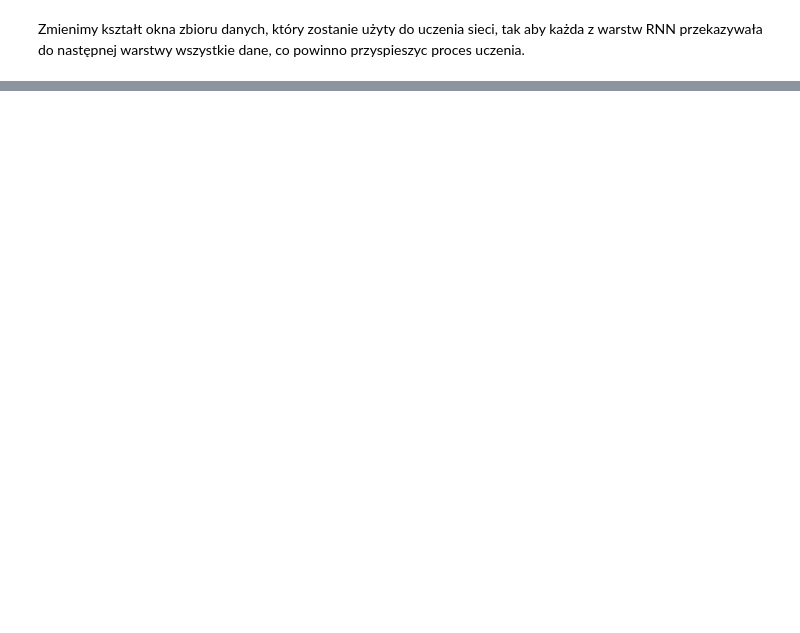
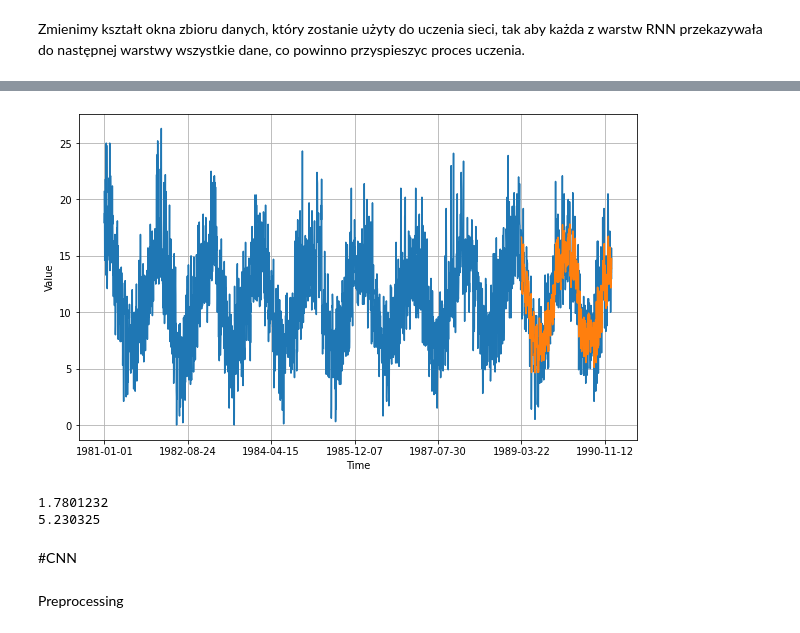
Before and after one commit to Mervolt/TimeSeriesTutorial, a Jupyter notebook: Notebook.ipynb, the cells around one changed output, grey strips where cells are left out. Drawn from its saved outputs; the diff is of its cells as text; code cells hidden in the pictures; blank space fills up the shorter version.

```diff
--- a/Notebook.ipynb
+++ b/Notebook.ipynb
@@ -502,0 +878,21 @@ print(keras.metrics.mean_squared_error(y_valid, rnn_forecast).numpy())
+# %%
+model = keras.models.load_model("my_checkpoint.h5")
+# %%
+rnn_forecast = model.predict(values[np.newaxis, :, np.newaxis])
+rnn_forecast = rnn_forecast[0, split - 1:-1, 0]
+# %%
+plt.figure(figsize=(10, 6))
+plot_series(time, values)
+plot_series(x_valid, rnn_forecast)
+# %% [output]
+[figure, added]
+# %%
+print(keras.metrics.mean_absolute_error(y_valid, rnn_forecast).numpy())
+print(keras.metrics.mean_squared_error(y_valid, rnn_forecast).numpy())
+# %% [output]
+1.7801232
+5.230325
+# %% [markdown]
+#CNN
+# %% [markdown]
+Preprocessing
```
Also changed, not shown: parts of 53 cells of this notebook.
